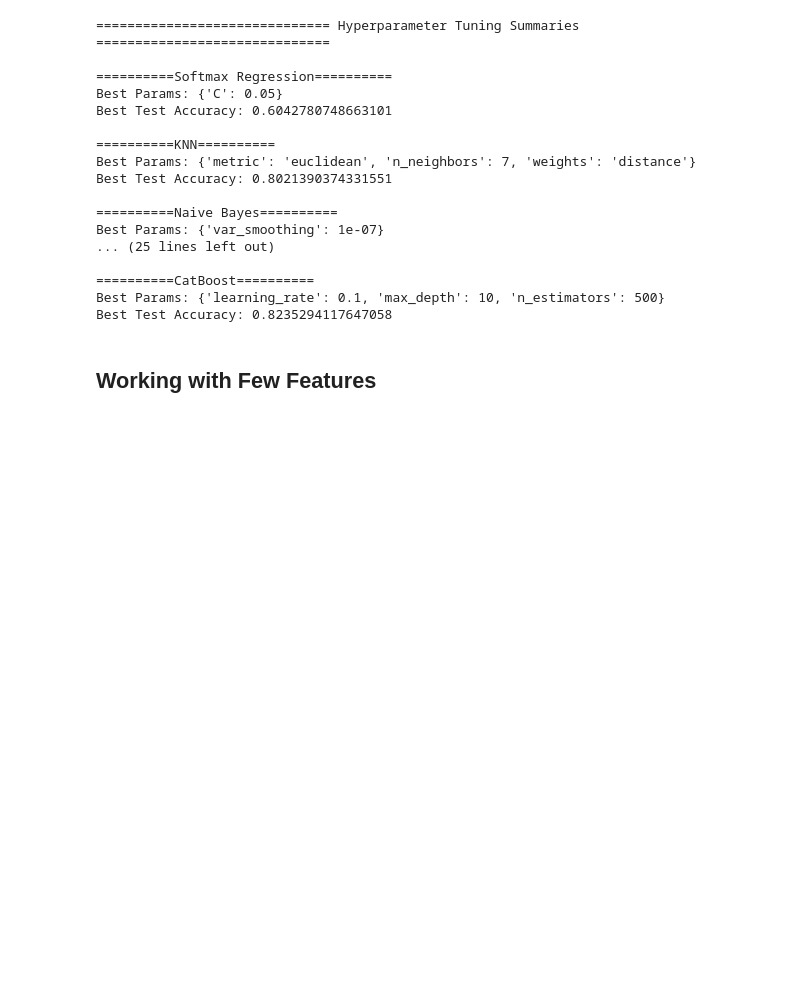
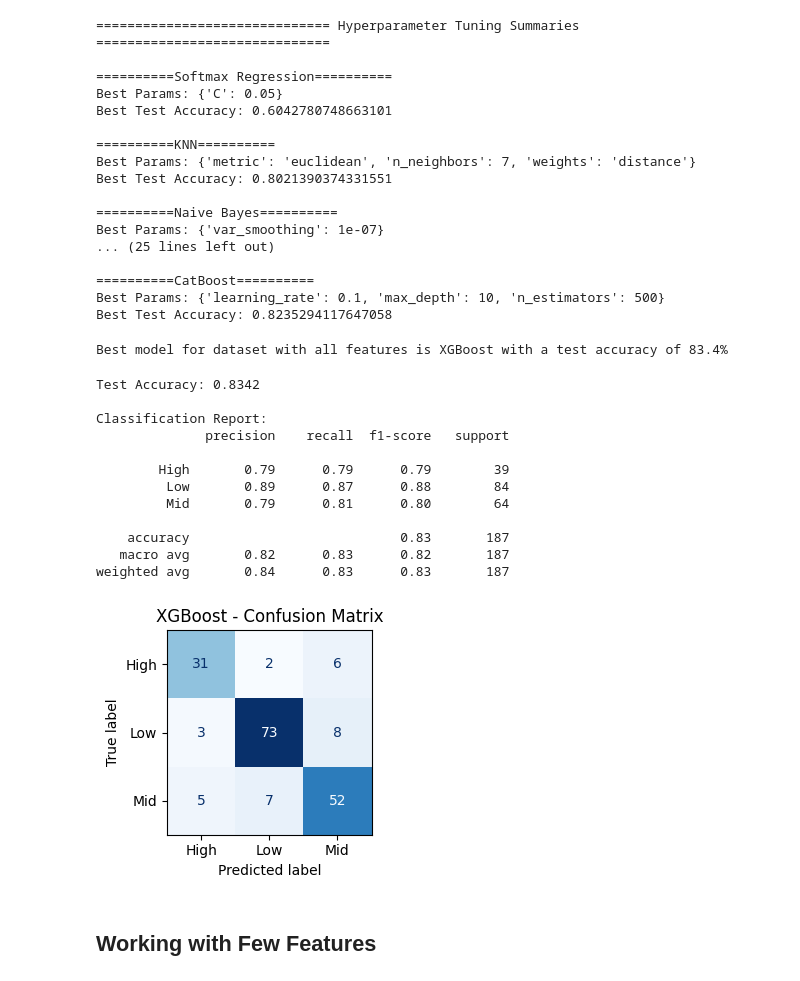
Before and after one commit to a-leena/maternal_health_risk, a Jupyter notebook: notebook/Models.ipynb, the cells around one changed output. Drawn from its saved outputs; the diff is of its cells as text; code cells hidden in the pictures; blank space fills up the shorter version.

```diff
--- a/notebook/Models.ipynb
+++ b/notebook/Models.ipynb
@@ -195,6 +116,18 @@ CatBoost: 0.6738
 # %% [markdown]
 #### Hyperparameter Tuning
 # %%
+models = {
+        "Softmax Regression": LogisticRegression(multi_class='multinomial', max_iter=1000, random_state=42),
+        "KNN": KNeighborsClassifier(),
+        "Naive Bayes": GaussianNB(),
+        "Decision Tree": DecisionTreeClassifier(random_state=42),
+        "Random Forest": RandomForestClassifier(random_state=42),
+        "AdaBoost": AdaBoostClassifier(estimator=DecisionTreeClassifier(max_depth=5, random_state=42), random_state=42),
+        "Gradient Boosting": GradientBoostingClassifier(random_state=42),
+        "SVM": SVC(probability=True, random_state=42),
+        "XGBoost": XGBClassifier(random_state=42),
+        "CatBoost": CatBoostClassifier(verbose=0, random_state=42)
+    }
 params = {
     "Softmax Regression": {
         'C': [0.01, 0.05, 0.1, 0.5, 1, 10]
@@ -261,22 +194,18 @@ for model_name, model_params in params.items():
         n_jobs=-1,
         verbose=1
     )
-    if model_name in ["XGBoost", "CatBoost"]:
-        grid.fit(X_train, le.transform(y_train))
-        best_model = grid.best_estimator_
-        y_pred_encoded = best_model.predict(X_test)
-        y_pred = le.inverse_transform(y_pred_encoded)
-    else:
-        grid.fit(X_train, y_train)
-        best_model = grid.best_estimator_
-        y_pred = best_model.predict(X_test)
+    grid.fit(X_train, le.transform(y_train))
+    best_model = grid.best_estimator_
+    y_pred_encoded = best_model.predict(X_test)
+    y_pred = le.inverse_transform(y_pred_encoded)
     print("Best Params:", grid.best_params_)
     print("Best CV Score:", grid.best_score_)
     accuracy = accuracy_score(y_test, y_pred)
     print("Test Accuracy of Best Model:", accuracy)
     tuning_results[model_name] = {
         'Best Params':grid.best_params_,
-        'Best Test Accuracy': accuracy
+        'Best Test Accuracy': accuracy,
+        'Best Model': best_model
     }
 # %% [output]
 ======================================== Softmax Regression ========================================
@@ -301,7 +230,8 @@ print("============================== Hyperparameter Tuning Summaries ==========
 for name, tuning in tuning_results.items():
     print(f"\n=========={name}==========")
     for key, val in tuning.items():
-        print(f"{key}: {val}")
+        if key!='Best Model':
+            print(f"{key}: {val}")
 # %% [output]
 ============================== Hyperparameter Tuning Summaries ==============================
 
@@ -320,6 +250,44 @@ Best Params: {'var_smoothing': 1e-07}
 ==========CatBoost==========
 Best Params: {'learning_rate': 0.1, 'max_depth': 10, 'n_estimators': 500}
 Best Test Accuracy: 0.8235294117647058
+# %%
+highest_acc = float('-inf')
+best_model_name = None
+for name, tuning in tuning_results.items():
+    if tuning['Best Test Accuracy'] > highest_acc:
+        highest_acc = tuning['Best Test Accuracy']
+        best_model_name = name
+print(f"Best model for dataset with all features is {best_model_name} with a test accuracy of {(highest_acc*100):.1f}%")
+# %% [output]
+Best model for dataset with all features is XGBoost with a test accuracy of 83.4%
+# %%
+y_pred_encoded = tuning_results[best_model_name]['Best Model'].predict(X_test)
+y_pred = le.inverse_transform(y_pred_encoded)
+accuracy = accuracy_score(y_test, y_pred)
+print(f"Test Accuracy: {accuracy:.4f}\n")
+print("Classification Report:")
+print(classification_report(y_test, y_pred))
+cm = confusion_matrix(y_test, y_pred, labels=le.classes_)
+disp = ConfusionMatrixDisplay(confusion_matrix=cm, display_labels=le.classes_)
+fig, ax = plt.subplots(figsize=(3,3))
+disp.plot(ax=ax,cmap="Blues", colorbar=False)
+plt.title(f"{best_model_name} - Confusion Matrix")
+plt.tight_layout()
+plt.show()
+# %% [output]
+Test Accuracy: 0.8342
+
+Classification Report:
+              precision    recall  f1-score   support
+
+        High       0.79      0.79      0.79        39
+         Low       0.89      0.87      0.88        84
+         Mid       0.79      0.81      0.80        64
+
+    accuracy                           0.83       187
+   macro avg       0.82      0.83      0.82       187
+weighted avg       0.84      0.83      0.83       187
+[figure, added]
 # %% [markdown]
 ## Working with Few Features
 # %% [markdown]
```
Also changed, not shown: parts of 12 cells of this notebook, 7 other files.
